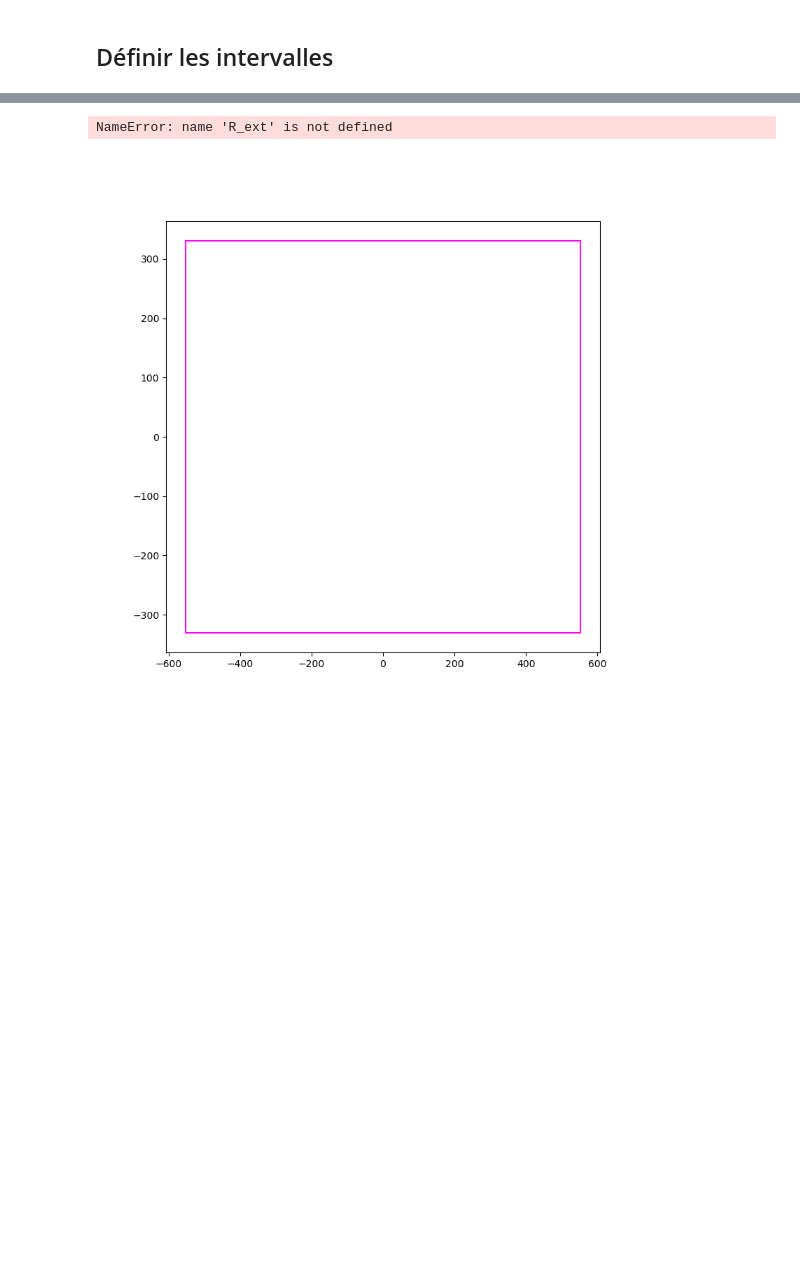
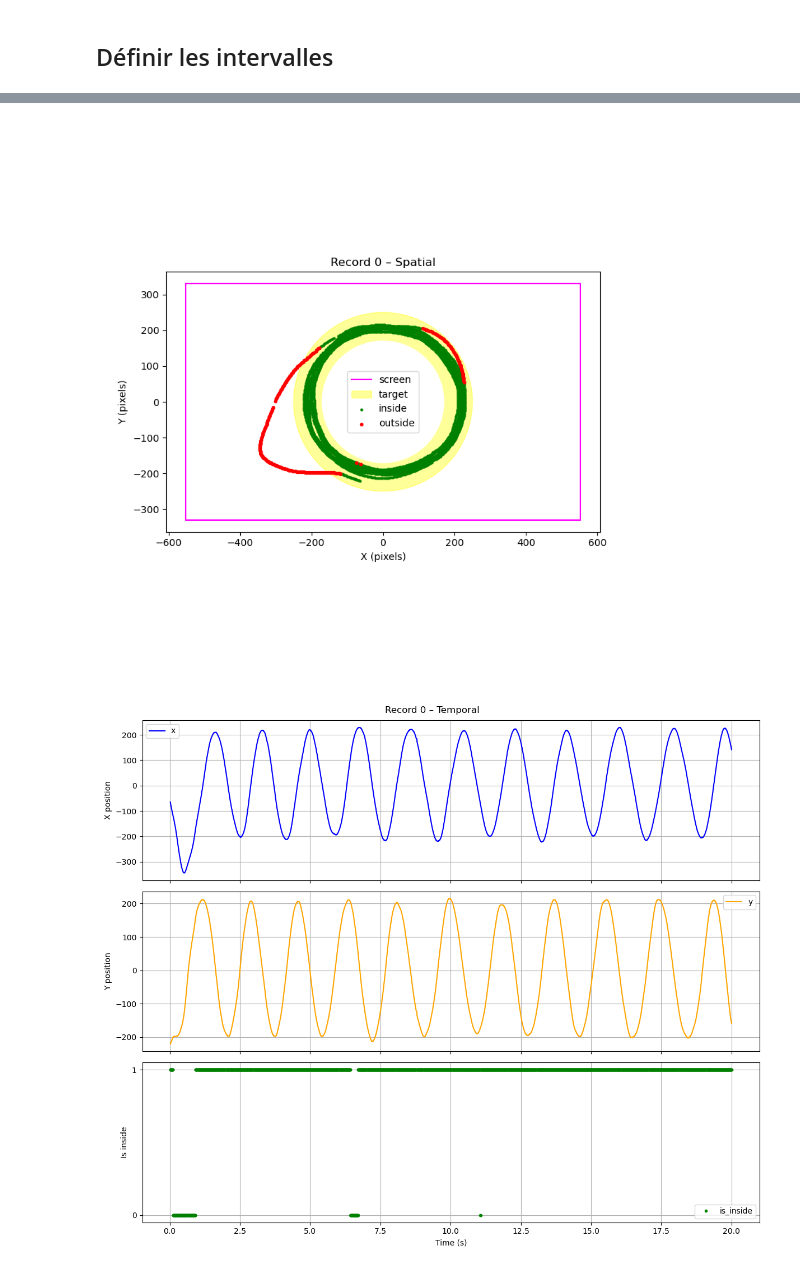
Before and after one commit to TheoLec-student/Circular_task_analysis, a Jupyter notebook: main.ipynb, the cells around one changed output, grey strips where cells are left out. Saved outputs shown, nothing was run; the diff lists cells and outputs as text; code cells hidden in the pictures; blank space fills up the shorter version.

```diff
--- a/main.ipynb
+++ b/main.ipynb
@@ -202,32 +203,37 @@ def plot_record_temporal(seg, idx):
     axs[2].set_xlabel("Time (s)")
     axs[2].grid(True)
     axs[2].legend()
 
     fig.suptitle(f"Record {idx} – Temporal")
     plt.tight_layout()
     plt.show()
 
 
 # =============================================================
 # 3) Boucle : pour chaque record → spatial puis temporel
 # =============================================================
 segments = []
 
+inside_global = data["mouseInTarget"].astype(bool)
+
 for start, end in zip(record_starts, record_ends):
 
     mask = (t >= start) & (t <= end)
 
     seg = {
         "t": t[mask],
         "x": x[mask],
         "y": y[mask],
+        "inside": inside_global[mask]
     }
 
     segments.append(seg)
 
+R_ext = 250
+R_int = 170
 for i, seg in enumerate(segments):
     plot_record_spatial(seg, i)
     plot_record_temporal(seg, i)
 # %% [output]
-NameError: name 'R_ext' is not defined
-[figure, old version]
+[figure, new version]
+[figure, added]
```
Also changed, not shown: parts of 2 cells of this notebook.
